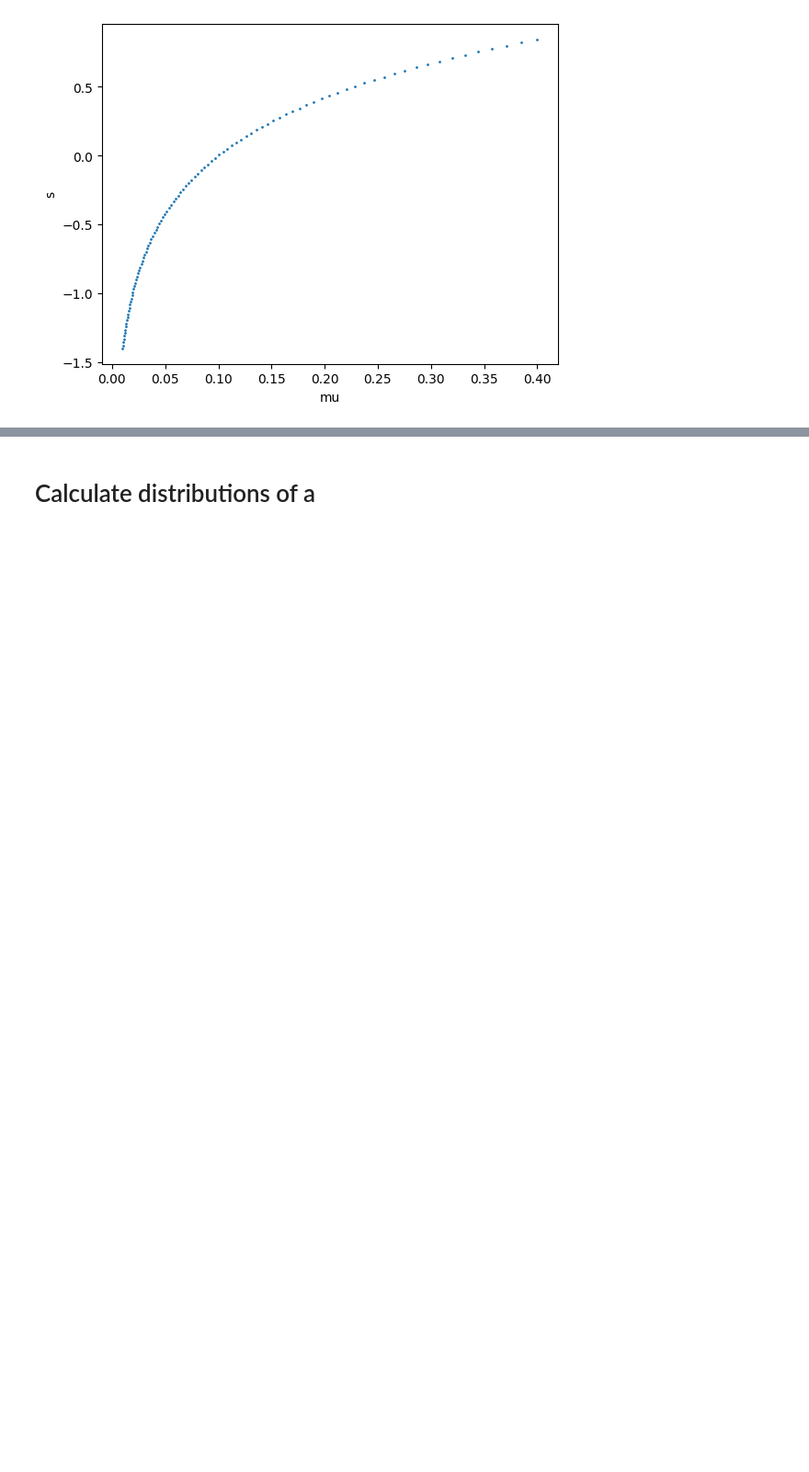
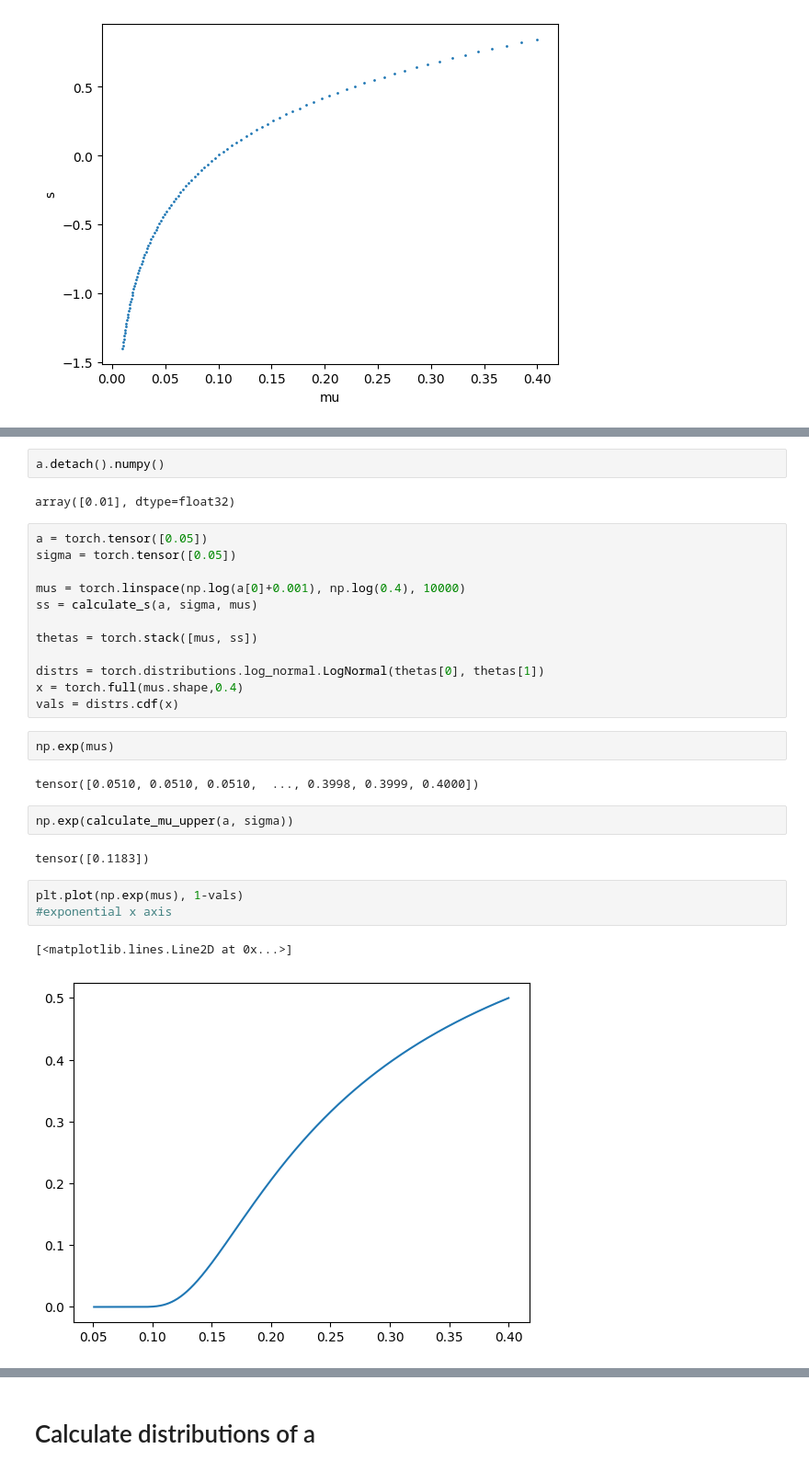
Before and after one commit to lionelkiel/Robustness-Metric, a Jupyter notebook: Distributions_per_network_using_dataset.ipynb, the cells around one changed output, grey strips where cells are left out. Shown: that part at 92% size. Drawn from its saved outputs; the diff is of its cells as text; blank space fills up the shorter version.

```diff
--- a/Distributions_per_network_using_dataset.ipynb
+++ b/Distributions_per_network_using_dataset.ipynb
@@ -32,0 +57,30 @@ Text(0, 0.5, 's')
+# %%
+a.detach().numpy()
+# %% [output]
+array([0.01], dtype=float32)
+# %%
+a = torch.tensor([0.05])
+sigma = torch.tensor([0.05])
+
+mus = torch.linspace(np.log(a[0]+0.001), np.log(0.4), 10000)
+ss = calculate_s(a, sigma, mus)
+
+thetas = torch.stack([mus, ss])
+
+distrs = torch.distributions.log_normal.LogNormal(thetas[0], thetas[1])
+x = torch.full(mus.shape,0.4)
+vals = distrs.cdf(x)
+# %%
+np.exp(mus)
+# %% [output]
+tensor([0.0510, 0.0510, 0.0510,  ..., 0.3998, 0.3999, 0.4000])
+# %%
+np.exp(calculate_mu_upper(a, sigma))
+# %% [output]
+tensor([0.1183])
+# %%
+plt.plot(np.exp(mus), 1-vals)
+#exponential x axis
+# %% [output]
+[<matplotlib.lines.Line2D at 0x...>]
+[figure, added]
```
Also changed, not shown: parts of 18 cells of this notebook, 1 other file.
